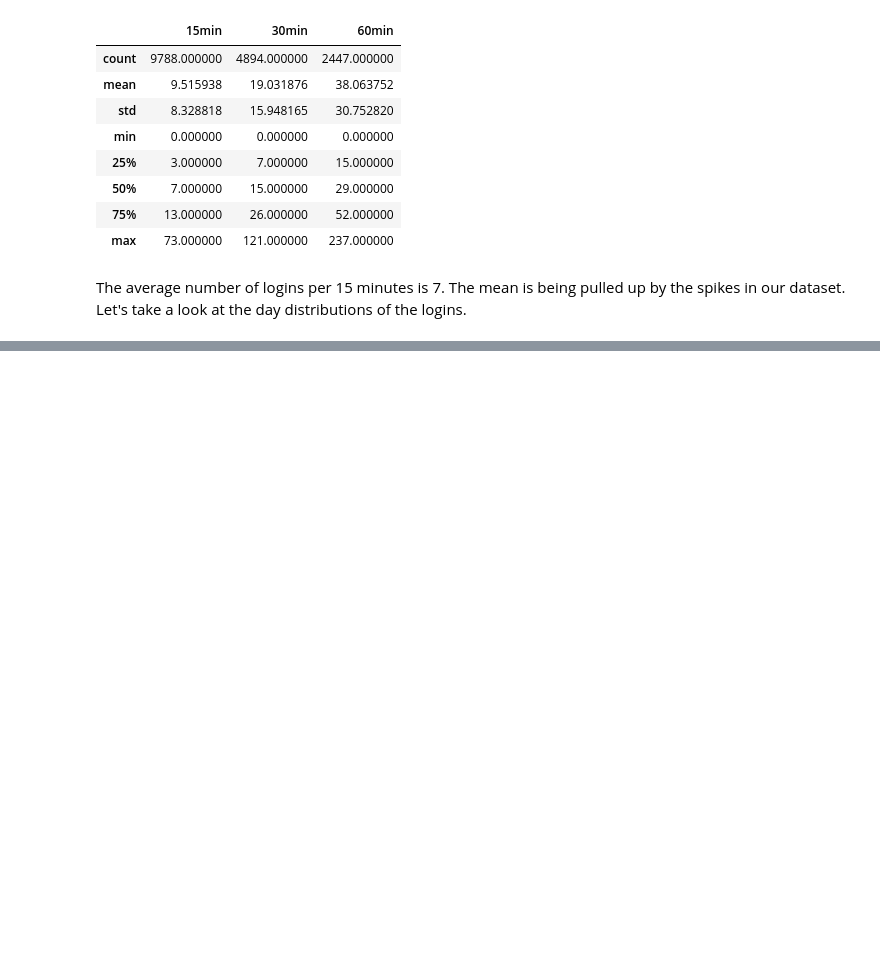
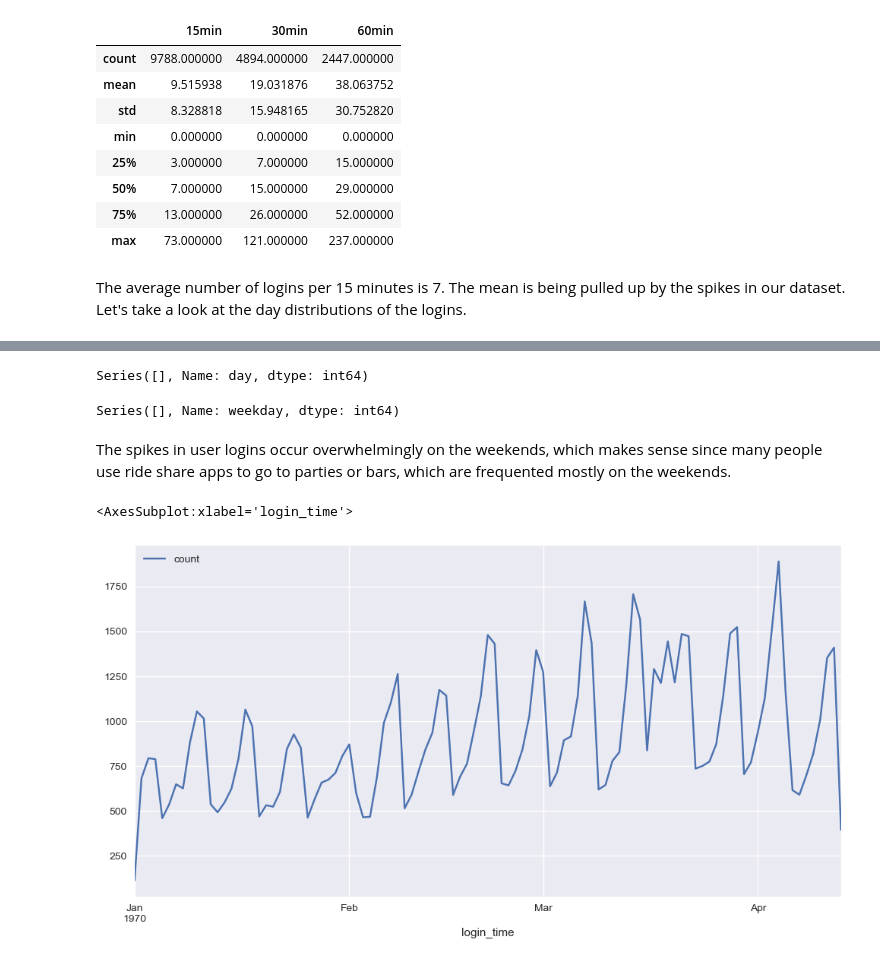
Before and after one commit to parisvu07/Springboard, a Jupyter notebook: Ultimate Technologies Inc. - Take-home Challenge/Ultimate_Technologies_Inc_Challenge.ipynb, the cells around one changed output, grey strips where cells are left out. Cells and saved outputs as stored; diff of their text form; code cells hidden in the pictures; blank space fills up the shorter version.

```diff
--- a/Ultimate Technologies Inc. - Take-home Challenge/Ultimate_Technologies_Inc_Challenge.ipynb
+++ b/Ultimate Technologies Inc. - Take-home Challenge/Ultimate_Technologies_Inc_Challenge.ipynb
@@ -116,0 +141,17 @@ The average number of logins per 15 minutes is 7. The mean is being pulled up by
+# %%
+df_spike_days.day.value_counts()[0:10]
+# %% [output]
+Series([], Name: day, dtype: int64)
+# %%
+df_spike_weekdays.weekday.value_counts()
+# %% [output]
+Series([], Name: weekday, dtype: int64)
+# %% [markdown]
+The spikes in user logins occur overwhelmingly on the weekends, which makes sense since many people use ride share apps to go to parties or bars, which are frequented mostly on the weekends.
+# %%
+#resample to daily frequency
+df_day = df_logins.resample('1D').sum()
+df_day.plot(kind='line',figsize=(12,6))
+# %% [output]
+<AxesSubplot:xlabel='login_time'>
+[figure, added]
```
Also changed, not shown: parts of 19 cells of this notebook, 2 other files.
